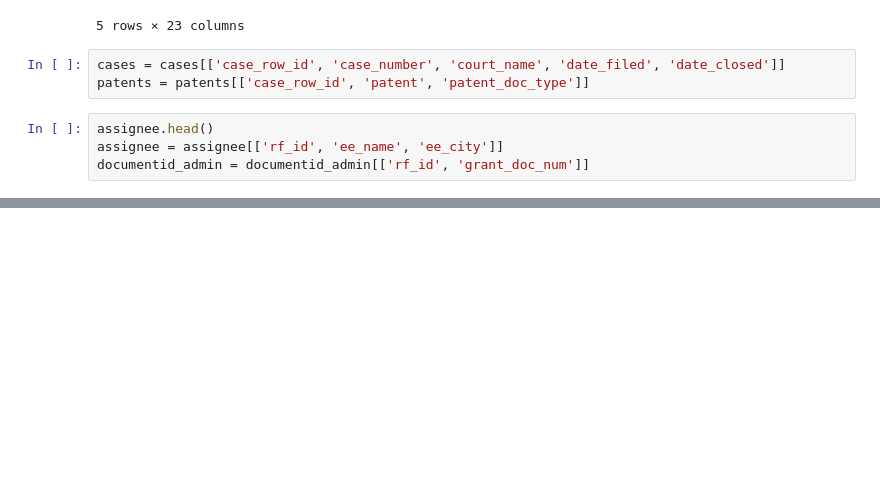
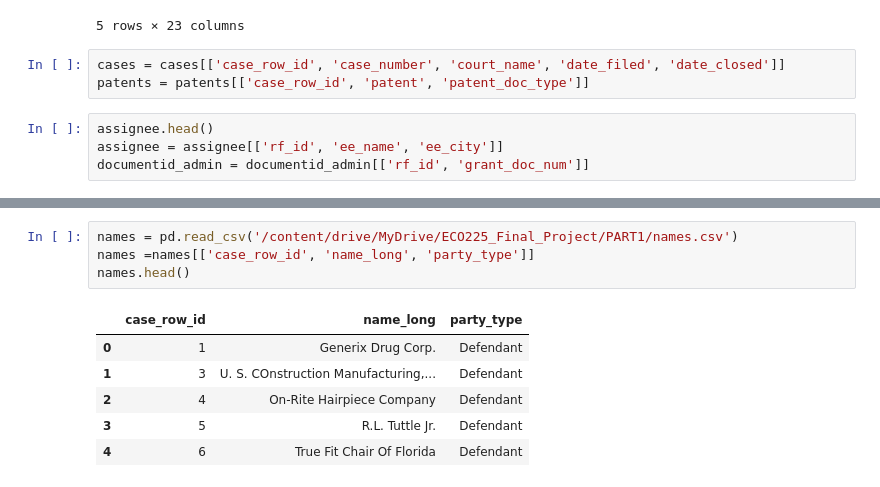
Before and after one commit to Sai0472003/PatentLitigation_Impact, a Jupyter notebook: exploring_data.ipynb, the cells around one changed output, grey strips where cells are left out. Drawn from its saved outputs; the diff is of its cells as text; blank space fills up the shorter version.

```diff
--- a/exploring_data.ipynb
+++ b/exploring_data.ipynb
@@ -46,0 +55,11 @@ documentid_admin.head()
+# %%
+names = pd.read_csv('/content/drive/MyDrive/ECO225_Final_Project/PART1/names.csv')
+names =names[['case_row_id', 'name_long', 'party_type']]
+names.head()
+# %% [output]
+|  | case_row_id | name_long | party_type |
+| 0 | 1 | Generix Drug Corp. | Defendant |
+| 1 | 3 | U. S. COnstruction Manufacturing,... | Defendant |
+| 2 | 4 | On-Rite Hairpiece Company | Defendant |
+| 3 | 5 | R.L. Tuttle Jr. | Defendant |
+| 4 | 6 | True Fit Chair Of Florida | Defendant |
```
Also changed, not shown: parts of 5 cells of this notebook.
